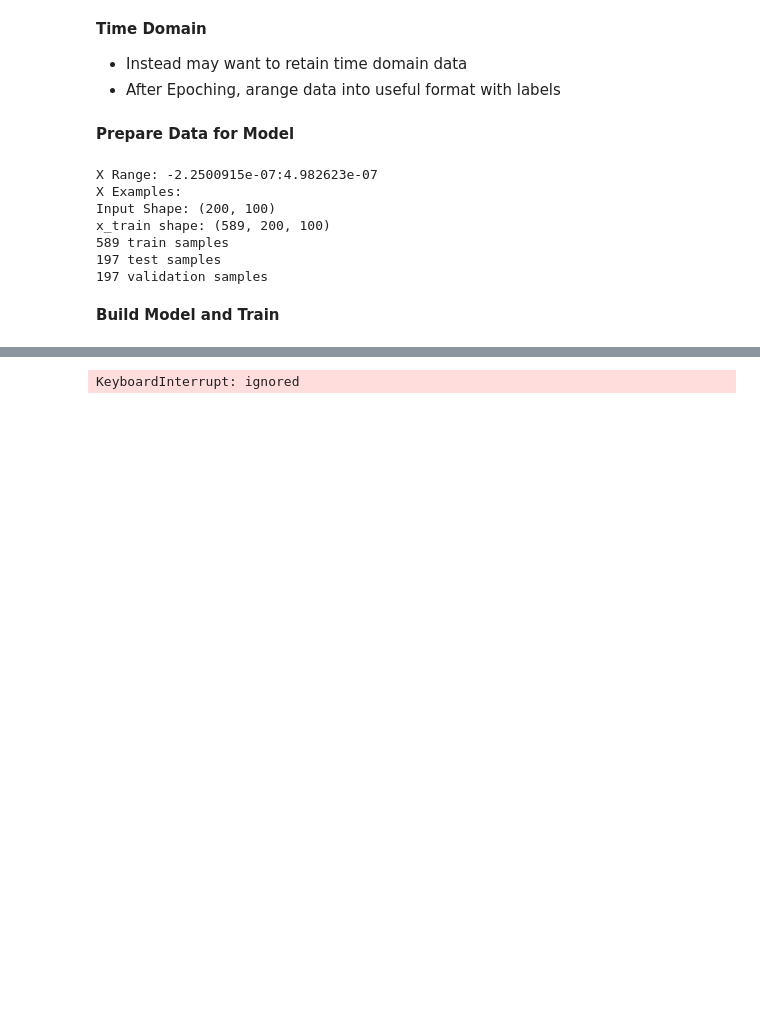
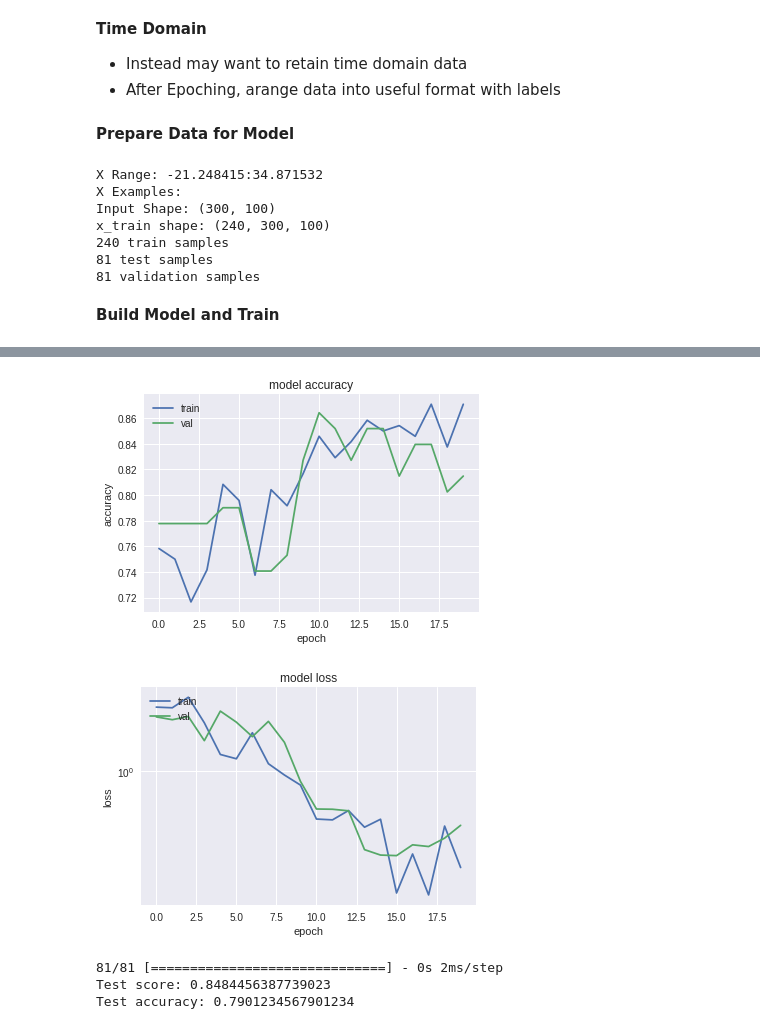
Before and after one commit to kylemath/DeepEEG, a Jupyter notebook: notebooks/DeepEEG.ipynb, the cells around one changed output, grey strips where cells are left out. Drawn from its saved outputs; the diff is of its cells as text; code cells hidden in the pictures; blank space fills up the shorter version.

Commit message:
simple model big artifact reduction works single subject above chance

```diff
--- a/notebooks/DeepEEG.ipynb
+++ b/notebooks/DeepEEG.ipynb
@@ -255,8 +255,8 @@ sample drop %:  82.99492385786802
 # %%
 if frequency_domain:
   #wavelet settings
-  f_low = 4
-  f_high = 40
+  f_low = 3
+  f_high = 30
   f_bins = 20  # to decrease number of frequency features
   wave_cycles = 6 # cycles of each frequency to convolve with data
   spect_baseline = [-1,-.5] #gets removed from training data but used during processing
@@ -309,7 +309,7 @@ if frequency_domain:
     X = np.reshape(X, (X.shape[0], X.shape[1], X.shape[2] * X.shape[3]),order='F')
 
   #Normalize X - need to save mean and std for future test + val
-  #X = (X - np.mean(X)) / np.std(X)
+  X = (X - np.mean(X)) / np.std(X)
 
   #Append Data
   Y_class = np.append(np.zeros(len(cond0_power_out)), np.ones(len(cond1_power_out)),0)
@@ -412,19 +412,19 @@ print(x_train.shape[0], 'train samples')
 print(x_test.shape[0], 'test samples')
 print(x_val.shape[0], 'validation samples')
 # %% [output]
-X Range: -2.2500915e-07:4.982623e-07
+X Range: -21.248415:34.871532
 X Examples:
-Input Shape: (200, 100)
-x_train shape: (589, 200, 100)
-589 train samples
-197 test samples
-197 validation samples
+Input Shape: (300, 100)
+x_train shape: (240, 300, 100)
+240 train samples
+81 test samples
+81 validation samples
 # %% [markdown]
 **Build Model and Train**
 # %%
 print('Running ' +  model_type + ' Model:')
-batch_size = 5
-train_epochs = 2000
+batch_size = 1
+train_epochs = 20
 
 if model_type == 'LSTM':
   ##---LSTM - Many to two, sequence of time to classes
@@ -441,9 +441,9 @@ if model_type == 'NN':
   ##---DenseFeedforward Network
   model = Sequential()
   model.add(Flatten())
-  model.add(Dense(4, activation='relu'))
+  model.add(Dense(10, activation='relu'))
   model.add(Dropout(.20))
-  model.add(Dense(4, activation='relu'))
+  model.add(Dense(10, activation='relu'))
   model.add(Dropout(.20))
   model.add(Dense(num_classes, activation='softmax'))
 
@@ -525 +525,5 @@ Epoch 393/2000
+[figure, added]
+[figure, added]
-KeyboardInterrupt: ignored
+81/81 [==============================] - 0s 2ms/step
+Test score: 0.8484456387739023
+Test accuracy: 0.7901234567901234
```
Also changed, not shown: parts of 2 cells of this notebook.
